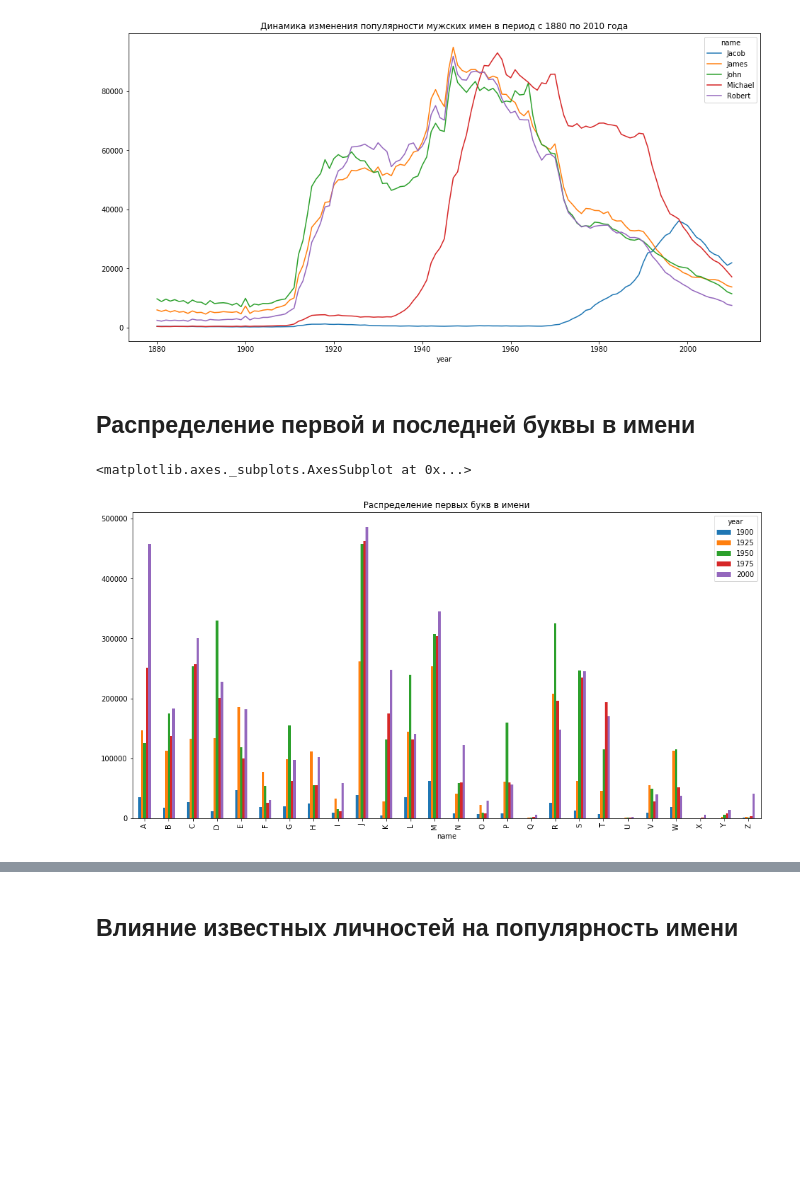
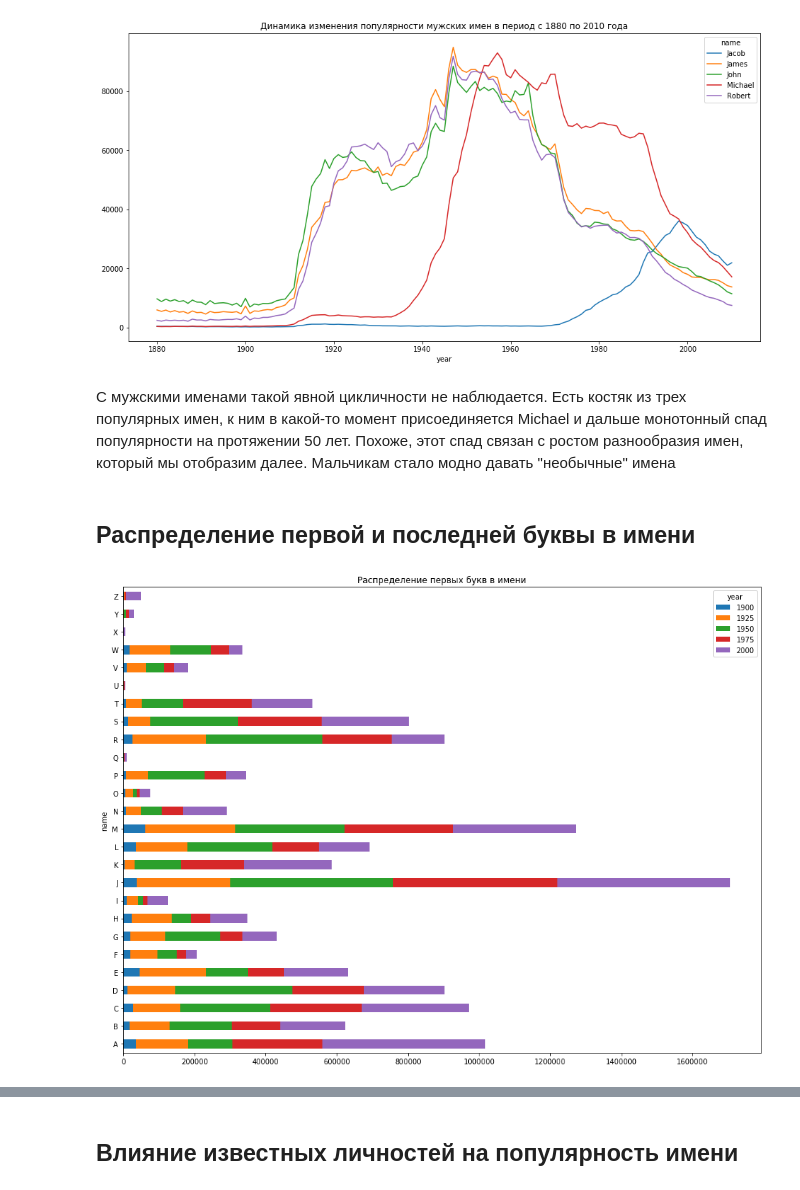
Before and after one commit to mynog/otus-big-data-name-analyze, a Jupyter notebook: name-analyze.ipynb, the cells around one changed output, grey strips where cells are left out. Drawn from its saved outputs; the diff is of its cells as text; code cells hidden in the pictures; blank space fills up the shorter version.

```diff
--- a/name-analyze.ipynb
+++ b/name-analyze.ipynb
@@ -111,6 +115,8 @@ most_popular_men_names_by_year.plot(legend=True, figsize=(16, 8), title = 'Ди
 # %% [output]
 <matplotlib.axes._subplots.AxesSubplot at 0x...>
 [figure]
+# %% [markdown]
+С мужскими именами такой явной цикличности не наблюдается. Есть костяк из трех популярных имен, к ним в какой-то момент присоединяется Michael и дальше монотонный спад популярности на протяжении 50 лет. Похоже, этот спад связан с ростом разнообразия имен, который мы отобразим далее. Мальчикам стало модно давать "необычные" имена
 # %% [markdown]
 ## Распределение первой и последней буквы в имени
 # %%
@@ -121,8 +127,7 @@ last_letters = names_from_five_years['name'].map(lambda x: x[-1])
 last_letters_table = names.pivot_table('count', index=last_letters, columns=['year'], aggfunc=sum)
 first_letters_table = names.pivot_table('count', index=first_letters, columns=['year'], aggfunc=sum)
 # %%
-first_letters_table.plot.bar(figsize=(16, 8), legend=True, title='Распределение первых букв в имени')
+ax = first_letters_table.plot.barh(figsize=(16, 12), legend=True, title='Распределение первых букв в имени', stacked=True)
 # %% [output]
-<matplotlib.axes._subplots.AxesSubplot at 0x...>
-[figure, old version]
+[figure, new version]
 # %%
```
Also changed, not shown: parts of 7 cells of this notebook.
